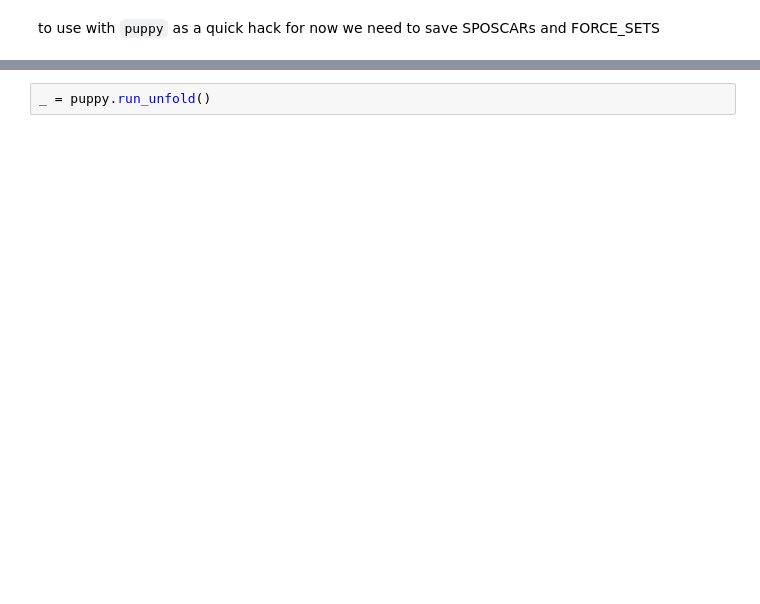
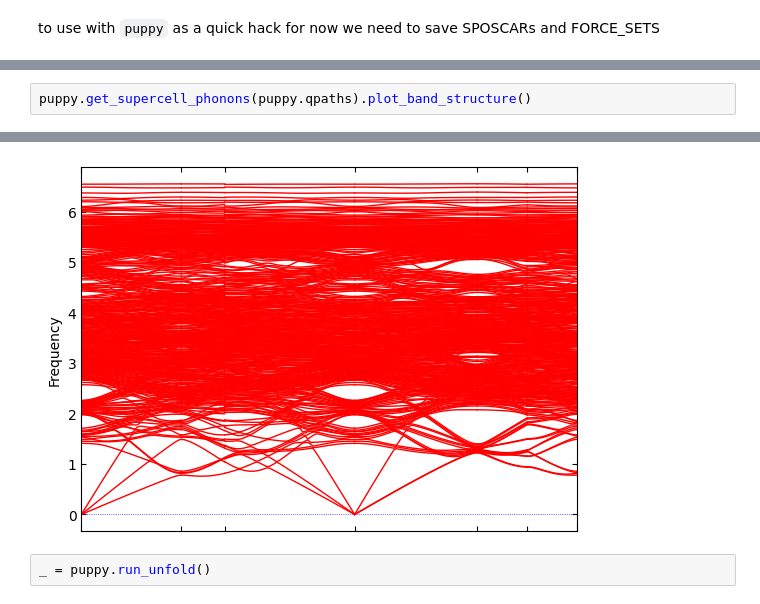
Before and after one commit to badw/puppy, a Jupyter notebook: examples/experimental/chgnet_puppy.ipynb, the cells around one changed output, grey strips where cells are left out. Drawn from its saved outputs; the diff is of its cells as text; blank space fills up the shorter version.

```diff
--- a/examples/experimental/chgnet_puppy.ipynb
+++ b/examples/experimental/chgnet_puppy.ipynb
@@ -150,0 +192,3 @@ puppy = Puppy(
+# %%
+puppy.get_supercell_phonons(puppy.qpaths).plot_band_structure()
+# %% [output]
@@ -151,3 +196,4 @@ puppy = Puppy(
+[figure, added]
 # %%
 _ = puppy.run_unfold()
 # %%
```
Also changed, not shown: parts of 14 cells of this notebook, 1 other file.
